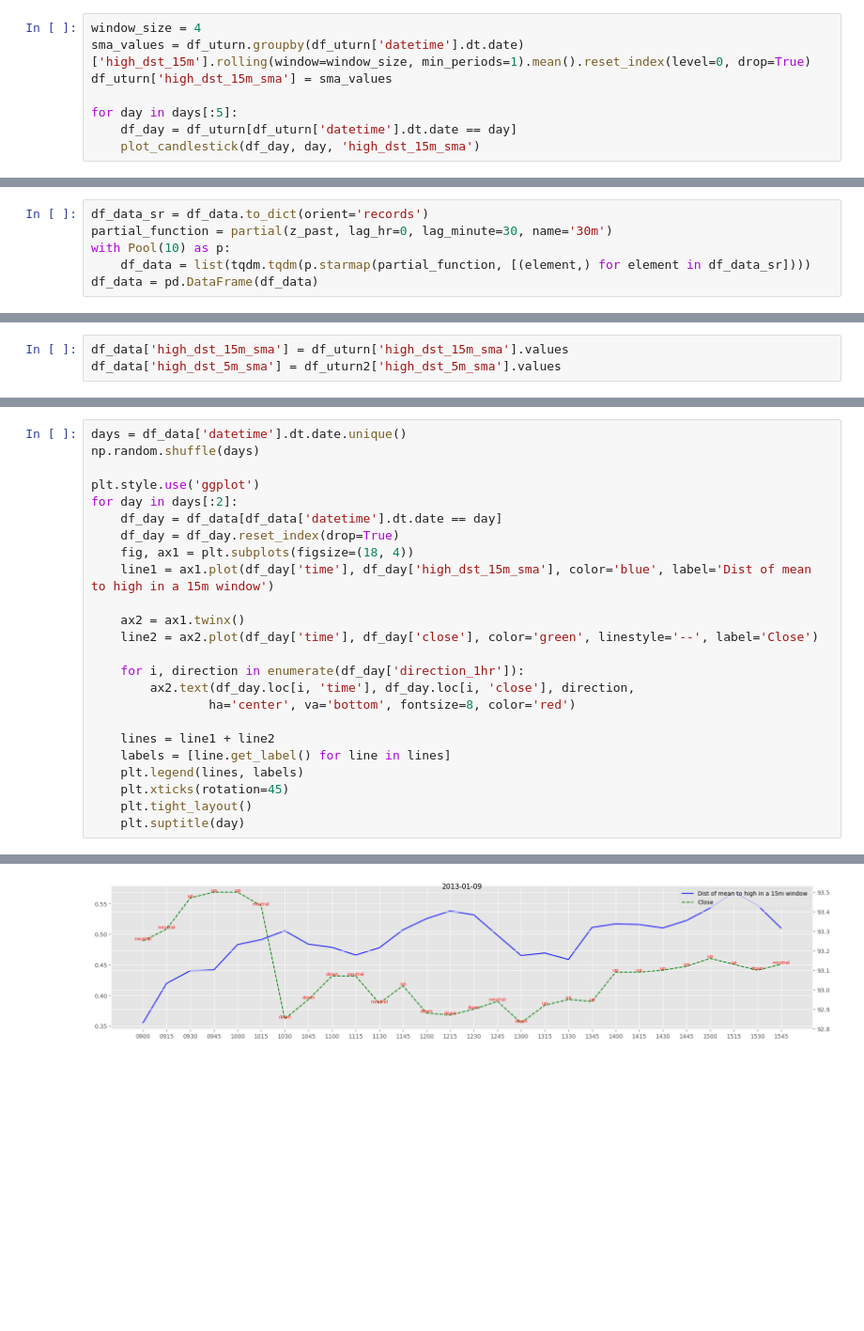
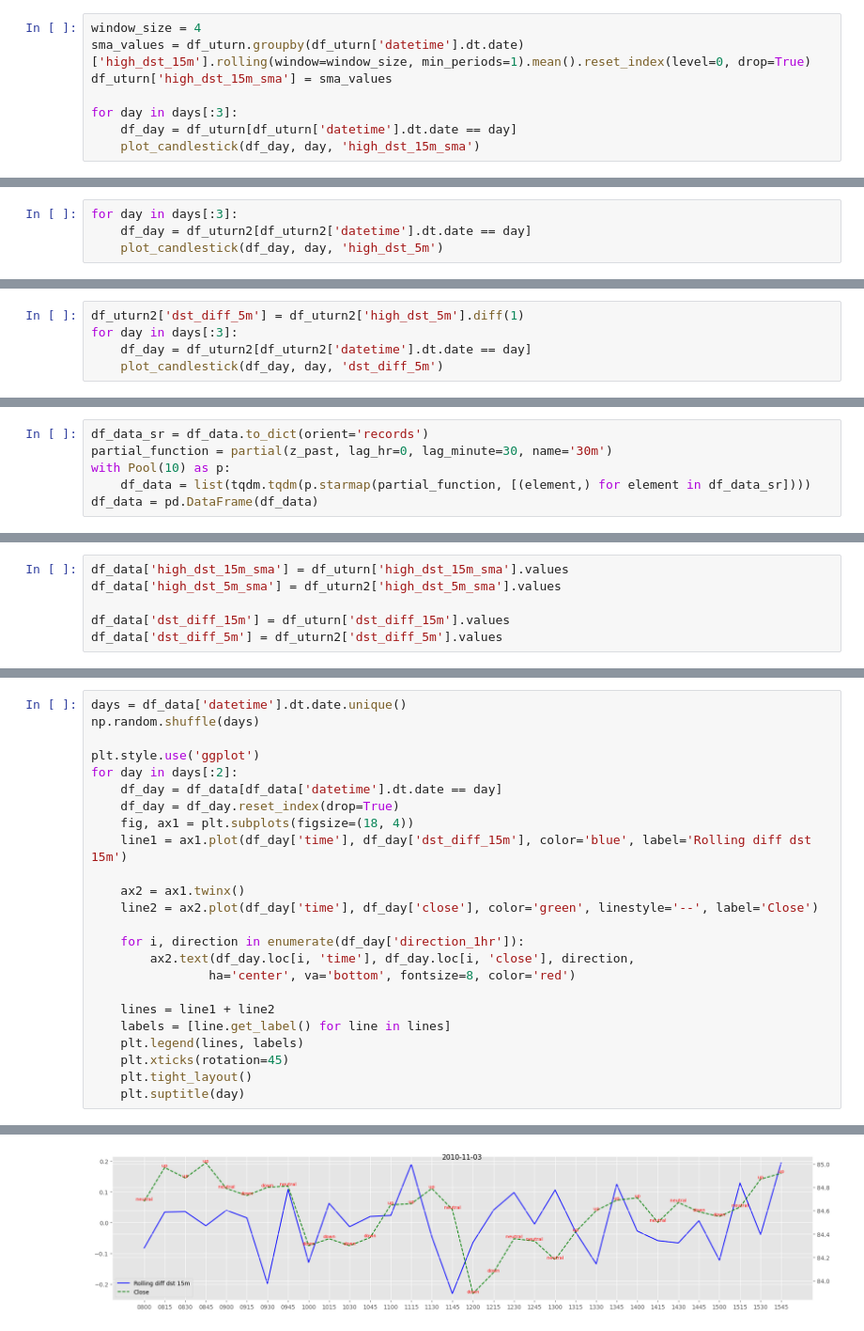
Before and after one commit to daQuincy/Takumi, a Jupyter notebook: 005 - feature_engineering.ipynb, the cells around one changed output, grey strips where cells are left out. Shown at 94% size. Saved outputs shown, nothing was run; the diff lists cells and outputs as text; blank space fills up the shorter version.

```diff
--- a/005 - feature_engineering.ipynb
+++ b/005 - feature_engineering.ipynb
@@ -176,6 +204,6 @@ window_size = 4
 sma_values = df_uturn.groupby(df_uturn['datetime'].dt.date)['high_dst_15m'].rolling(window=window_size, min_periods=1).mean().reset_index(level=0, drop=True)
 df_uturn['high_dst_15m_sma'] = sma_values
 
-for day in days[:5]:
+for day in days[:3]:
     df_day = df_uturn[df_uturn['datetime'].dt.date == day]
     plot_candlestick(df_day, day, 'high_dst_15m_sma')
@@ -181,0 +212,4 @@ for day in days[:5]:
+# %%
+for day in days[:3]:
+    df_day = df_uturn2[df_uturn2['datetime'].dt.date == day]
+    plot_candlestick(df_day, day, 'high_dst_5m')
@@ -189,0 +228,5 @@ for day in days[:3]:
+# %%
+df_uturn2['dst_diff_5m'] = df_uturn2['high_dst_5m'].diff(1)
+for day in days[:3]:
+    df_day = df_uturn2[df_uturn2['datetime'].dt.date == day]
+    plot_candlestick(df_day, day, 'dst_diff_5m')
@@ -402,3 +469,6 @@ df_data.plot.scatter(x='z_1hr', y='z_30m')
 # %%
 df_data['high_dst_15m_sma'] = df_uturn['high_dst_15m_sma'].values
 df_data['high_dst_5m_sma'] = df_uturn2['high_dst_5m_sma'].values
+
+df_data['dst_diff_15m'] = df_uturn['dst_diff_15m'].values
+df_data['dst_diff_5m'] = df_uturn2['dst_diff_5m'].values
@@ -411,7 +484,7 @@ for day in days[:2]:
     df_day = df_data[df_data['datetime'].dt.date == day]
     df_day = df_day.reset_index(drop=True)
     fig, ax1 = plt.subplots(figsize=(18, 4))
-    line1 = ax1.plot(df_day['time'], df_day['high_dst_15m_sma'], color='blue', label='Dist of mean to high in a 15m window')
+    line1 = ax1.plot(df_day['time'], df_day['dst_diff_15m'], color='blue', label='Rolling diff dst 15m')
 
     ax2 = ax1.twinx()
     line2 = ax2.plot(df_day['time'], df_day['close'], color='green', linestyle='--', label='Close')
@@ -431,4 +504,4 @@ for day in days[:2]:
-[figure, old version]
+[figure, new version]
 # %%
 days = df_data['datetime'].dt.date.unique()
 np.random.shuffle(days)
```
Also changed, not shown: parts of 49 cells of this notebook.
